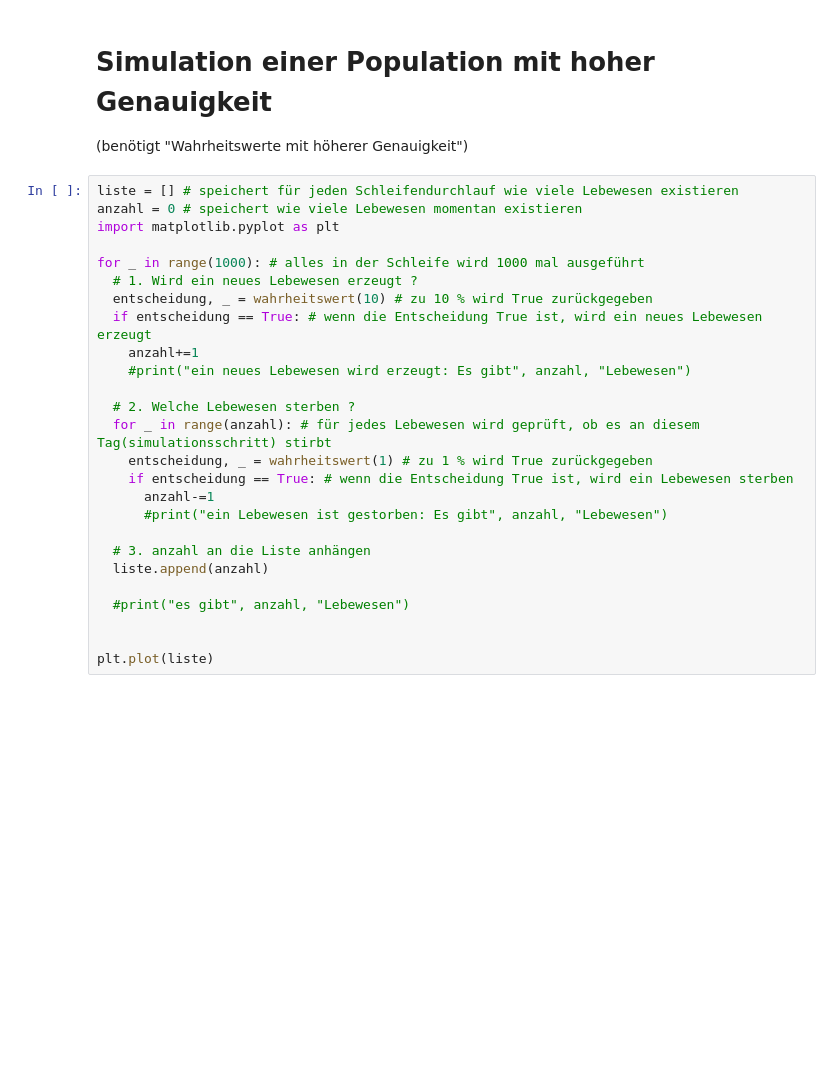
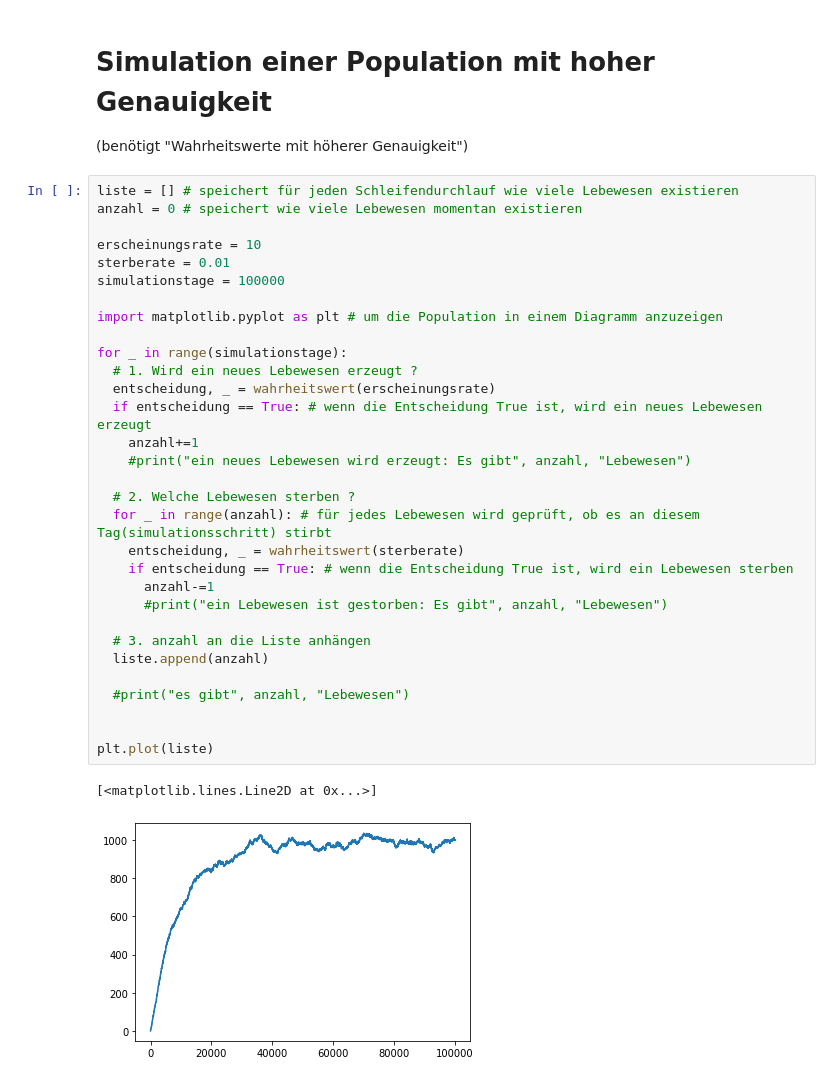
Before and after one commit to Pythonimeislabor/repo1, a Jupyter notebook: Evolution.ipynb, the cells around one changed output. Drawn from its saved outputs; the diff is of its cells as text; blank space fills up the shorter version.

```diff
--- a/Evolution.ipynb
+++ b/Evolution.ipynb
@@ -152,26 +147,34 @@ True
 # %%
 liste = [] # speichert für jeden Schleifendurchlauf wie viele Lebewesen existieren
 anzahl = 0 # speichert wie viele Lebewesen momentan existieren
-import matplotlib.pyplot as plt
 
-for _ in range(1000): # alles in der Schleife wird 1000 mal ausgeführt
+erscheinungsrate = 10
+sterberate = 0.01
+simulationstage = 100000
+
+import matplotlib.pyplot as plt # um die Population in einem Diagramm anzuzeigen
+
+for _ in range(simulationstage):
   # 1. Wird ein neues Lebewesen erzeugt ?
-  entscheidung, _ = wahrheitswert(10) # zu 10 % wird True zurückgegeben
+  entscheidung, _ = wahrheitswert(erscheinungsrate)
   if entscheidung == True: # wenn die Entscheidung True ist, wird ein neues Lebewesen erzeugt
     anzahl+=1
     #print("ein neues Lebewesen wird erzeugt: Es gibt", anzahl, "Lebewesen")
 
   # 2. Welche Lebewesen sterben ?
   for _ in range(anzahl): # für jedes Lebewesen wird geprüft, ob es an diesem Tag(simulationsschritt) stirbt
-    entscheidung, _ = wahrheitswert(1) # zu 1 % wird True zurückgegeben
+    entscheidung, _ = wahrheitswert(sterberate)
     if entscheidung == True: # wenn die Entscheidung True ist, wird ein Lebewesen sterben
       anzahl-=1
       #print("ein Lebewesen ist gestorben: Es gibt", anzahl, "Lebewesen")
 
   # 3. anzahl an die Liste anhängen
   liste.append(anzahl)
 
   #print("es gibt", anzahl, "Lebewesen")
 
 
 plt.plot(liste)
+# %% [output]
+[<matplotlib.lines.Line2D at 0x...>]
+[figure, added]
```
Also changed, not shown: parts of 1 cell of this notebook.
